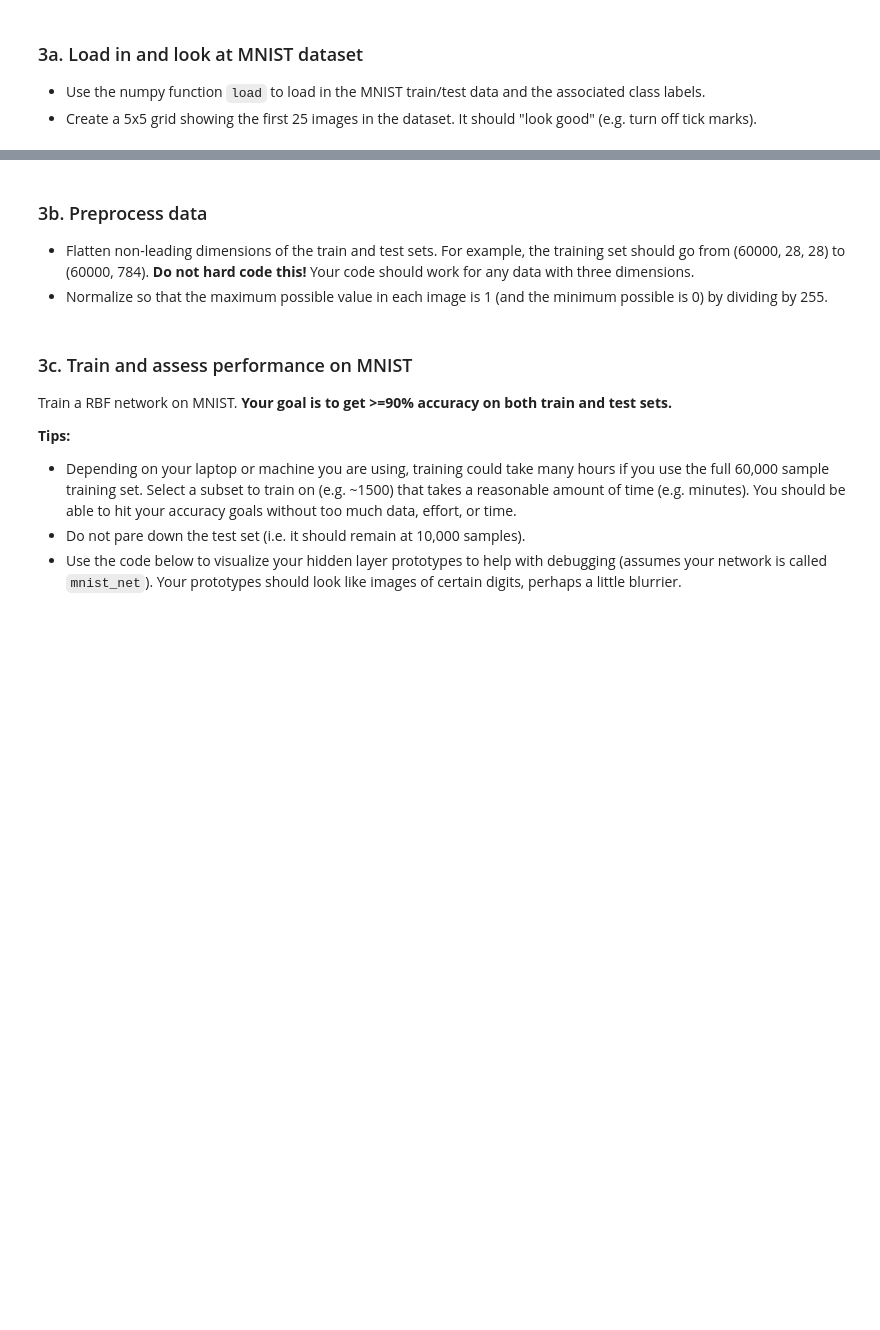
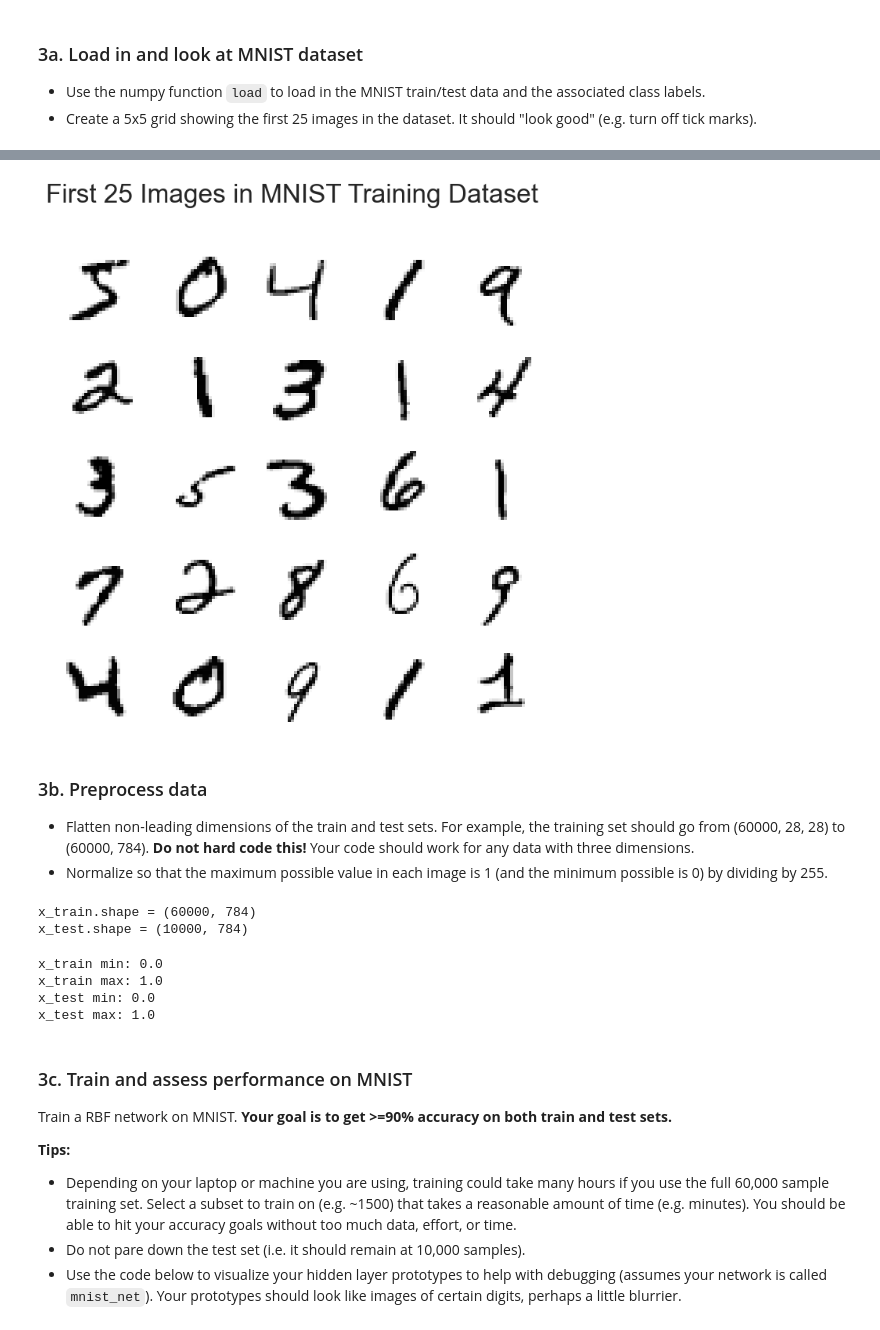
Before and after one commit to francisohara24/CS251, a Jupyter notebook: project_7/rbf.ipynb, the cells around one changed output, grey strips where cells are left out. Saved outputs shown, nothing was run; the diff lists cells and outputs as text; code cells hidden in the pictures; blank space fills up the shorter version.

```diff
--- a/project_7/rbf.ipynb
+++ b/project_7/rbf.ipynb
@@ -326,6 +357,11 @@ More information about MNIST: http://yann.lecun.com/exdb/mnist/
 
 - Use the numpy function `load` to load in the MNIST train/test data and the associated class labels.
 - Create a 5x5 grid showing the first 25 images in the dataset. It should "look good" (e.g. turn off tick marks).
+# %%
+x_train = np.load("data/mnist_train_data.npy")
+y_train = np.load("data/mnist_train_labels.npy")
+x_test = np.load("data/mnist_test_data.npy")
+y_test = np.load("data/mnist_test_labels.npy")
 # %%
 print(f'Your training set shape is {x_train.shape} and should be (60000, 28, 28).')
 print(f'Your training classes shape is {y_train.shape} and should be (60000,).')
@@ -334,8 +375,44 @@ print(f'Your test classes shape is {y_test.shape} and should be (10000,).')
+# %%
+fig, axs = plt.subplots(5, 5)
+
+for i in range(5):
+    for j in range(5):
+        axs[i, j].imshow(x_train[(i*5) + j])
+        axs[i, j].set_xticks([], [])
+        axs[i, j].set_yticks([], [])
+
+
+fig.set_figheight(8)
+fig.set_figwidth(8)
+plt.suptitle("First 25 Images in MNIST Training Dataset")
+plt.show()
+# %% [output]
+[figure, added]
 # %% [markdown]
 ### 3b. Preprocess data
 
 - Flatten non-leading dimensions of the train and test sets. For example, the training set should go from (60000, 28, 28) to (60000, 784). **Do not hard code this!** Your code should work for any data with three dimensions.
 - Normalize so that the maximum possible value in each image is 1 (and the minimum possible is 0) by dividing by 255.
+# %%
+x_train = x_train.reshape((x_train.shape[0], x_train.shape[1] * x_train.shape[2]))
+x_test = x_test.reshape((x_test.shape[0], x_test.shape[1] * x_test.shape[2]))
+print(f"{x_train.shape = }")
+print(f"{x_test.shape = }")
+# %% [output]
+x_train.shape = (60000, 784)
+x_test.shape = (10000, 784)
+# %%
+x_train = x_train / 255
+x_test = x_test / 255
+print(f"x_train min: {x_train.min()}")
+print(f"x_train max: {x_train.max()}")
+print(f"x_test min: {x_test.min()}")
+print(f"x_test max: {x_test.max()}")
+# %% [output]
+x_train min: 0.0
+x_train max: 1.0
+x_test min: 0.0
+x_test max: 1.0
 # %% [markdown]
 ### 3c. Train and assess performance on MNIST
 
```
Also changed, not shown: parts of 9 cells of this notebook, 1 other file.
